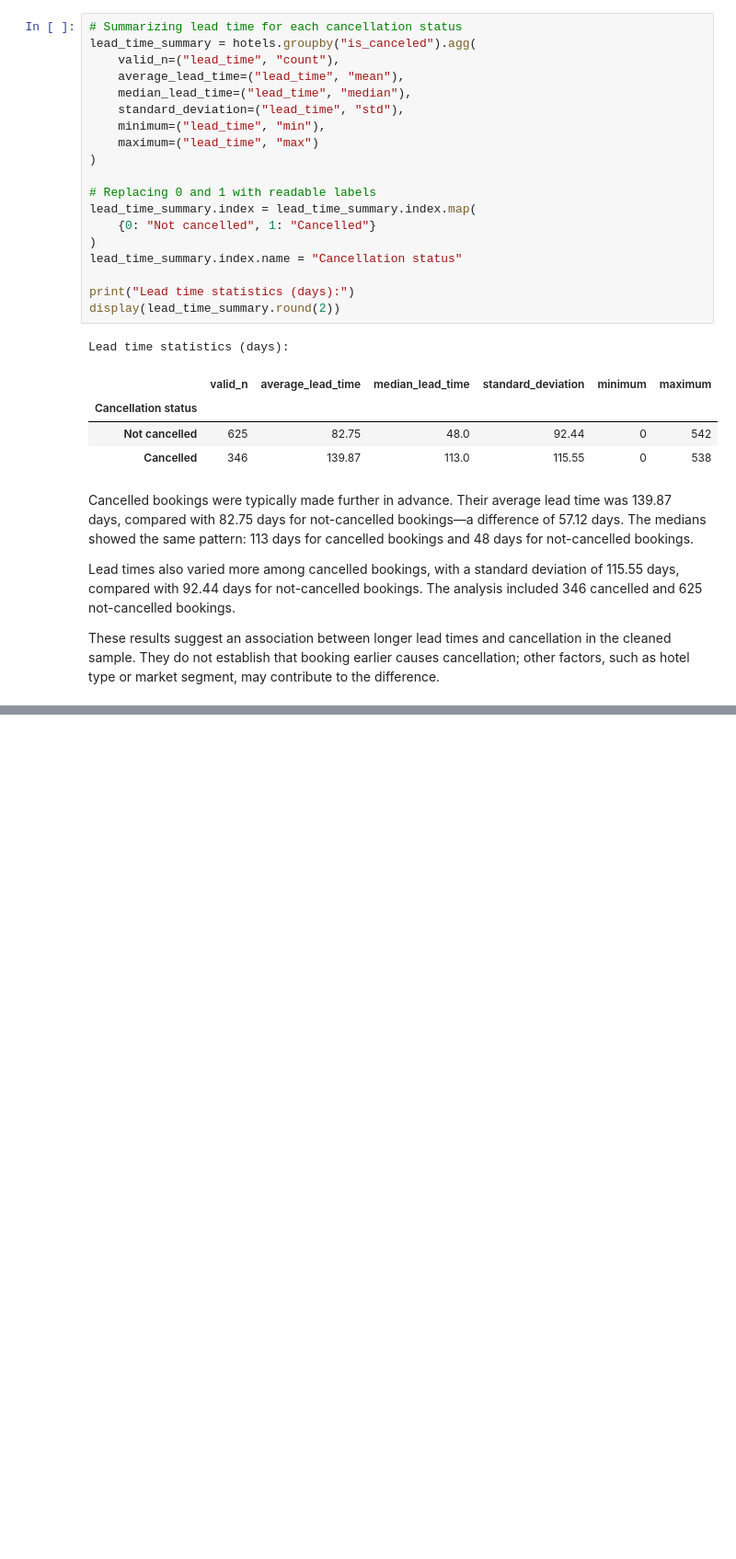
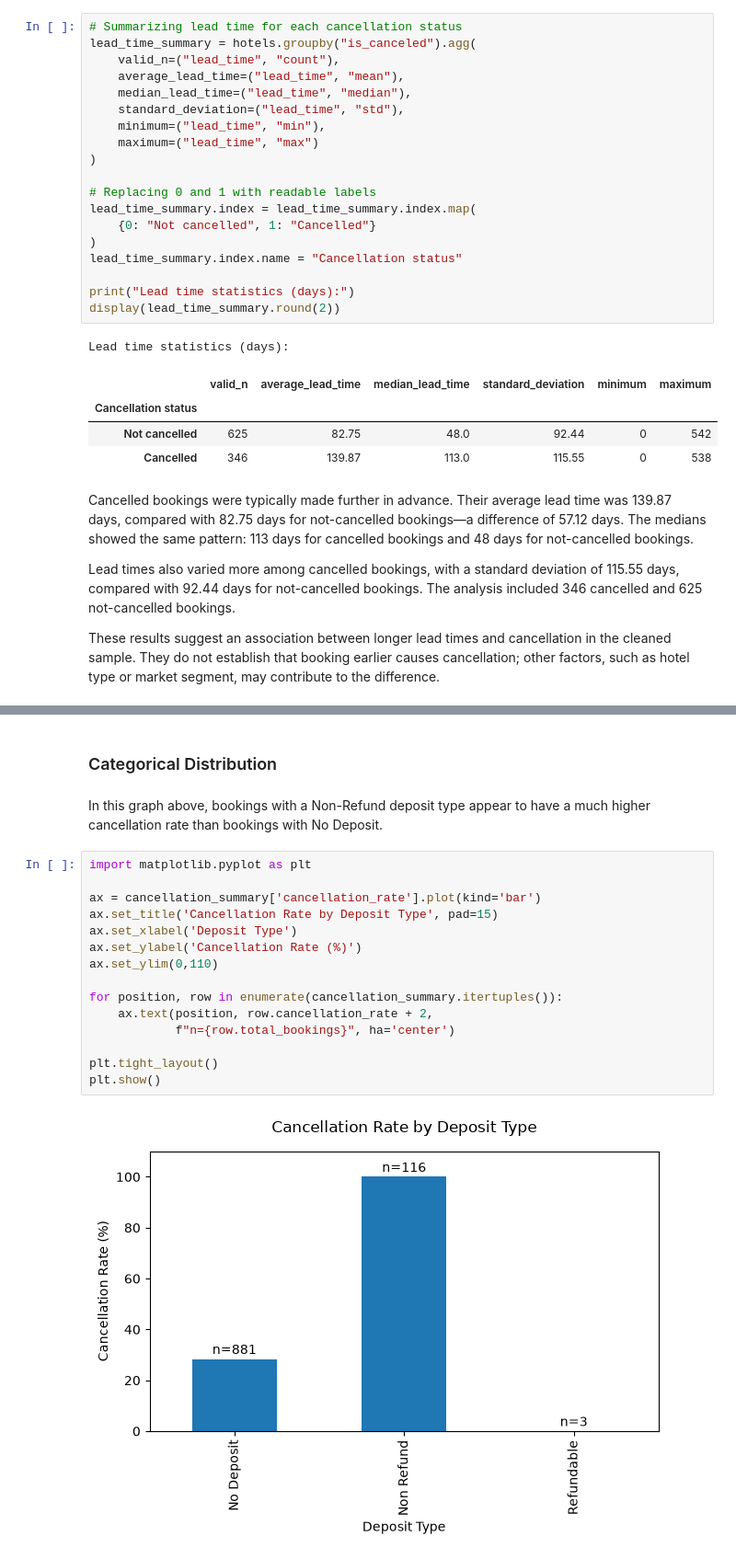
Before and after one commit to irubycampana/Hotel-Bookings, a Jupyter notebook: Group Project/HotelBooking.ipynb, the cells around one changed output, grey strips where cells are left out. Shown at 92% size. Drawn from its saved outputs; the diff is of its cells as text; blank space fills up the shorter version.

```diff
--- a/Group Project/HotelBooking.ipynb
+++ b/Group Project/HotelBooking.ipynb
@@ -964,0 +1006,21 @@ These results suggest an association between longer lead times and cancellation
+# %% [markdown]
+### Categorical Distribution
+# %% [markdown]
+In this graph above, bookings with a Non-Refund deposit type appear to have a much higher cancellation rate than bookings with No Deposit.
+# %%
+import matplotlib.pyplot as plt
+
+ax = cancellation_summary['cancellation_rate'].plot(kind='bar')
+ax.set_title('Cancellation Rate by Deposit Type', pad=15)
+ax.set_xlabel('Deposit Type')
+ax.set_ylabel('Cancellation Rate (%)')
+ax.set_ylim(0,110)
+
+for position, row in enumerate(cancellation_summary.itertuples()):
+    ax.text(position, row.cancellation_rate + 2,
+            f"n={row.total_bookings}", ha='center')
+
+plt.tight_layout()
+plt.show()
+# %% [output]
+[figure, added]
```
Also changed, not shown: parts of 28 cells of this notebook.
